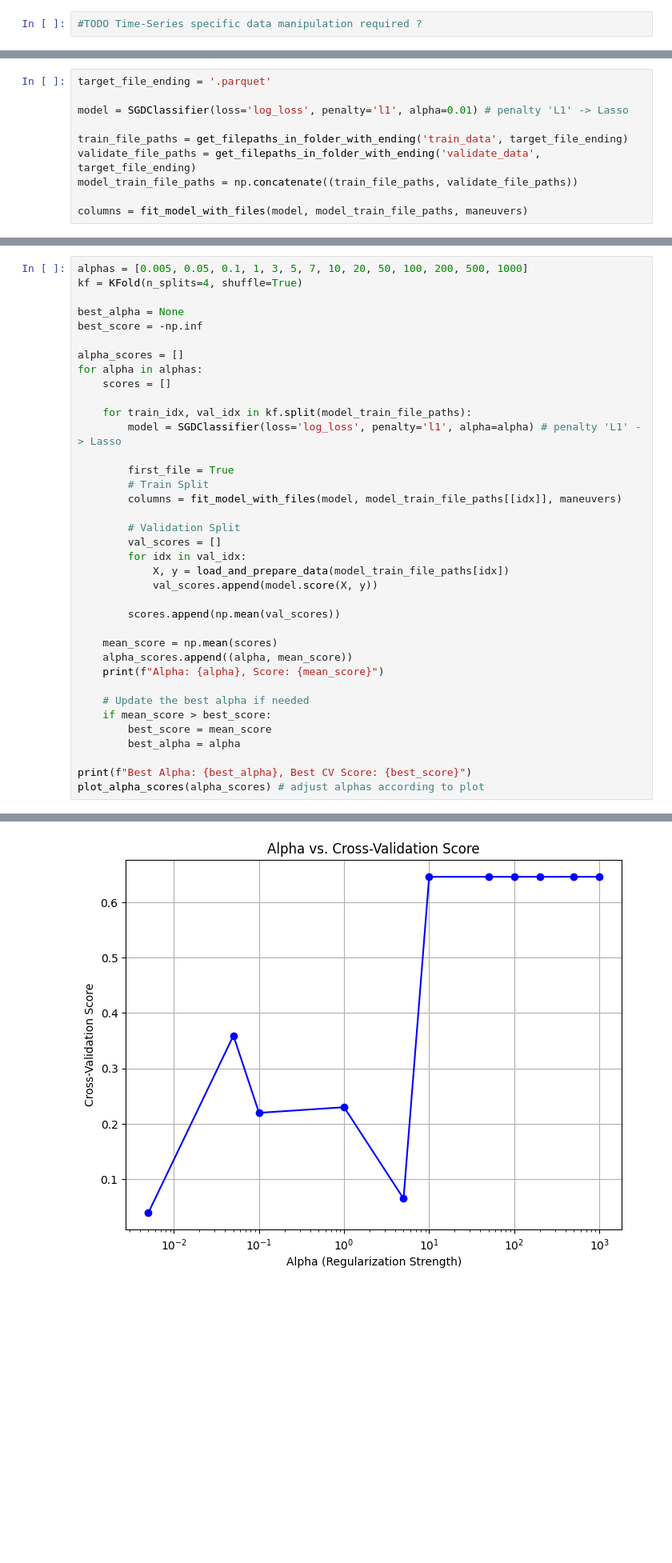
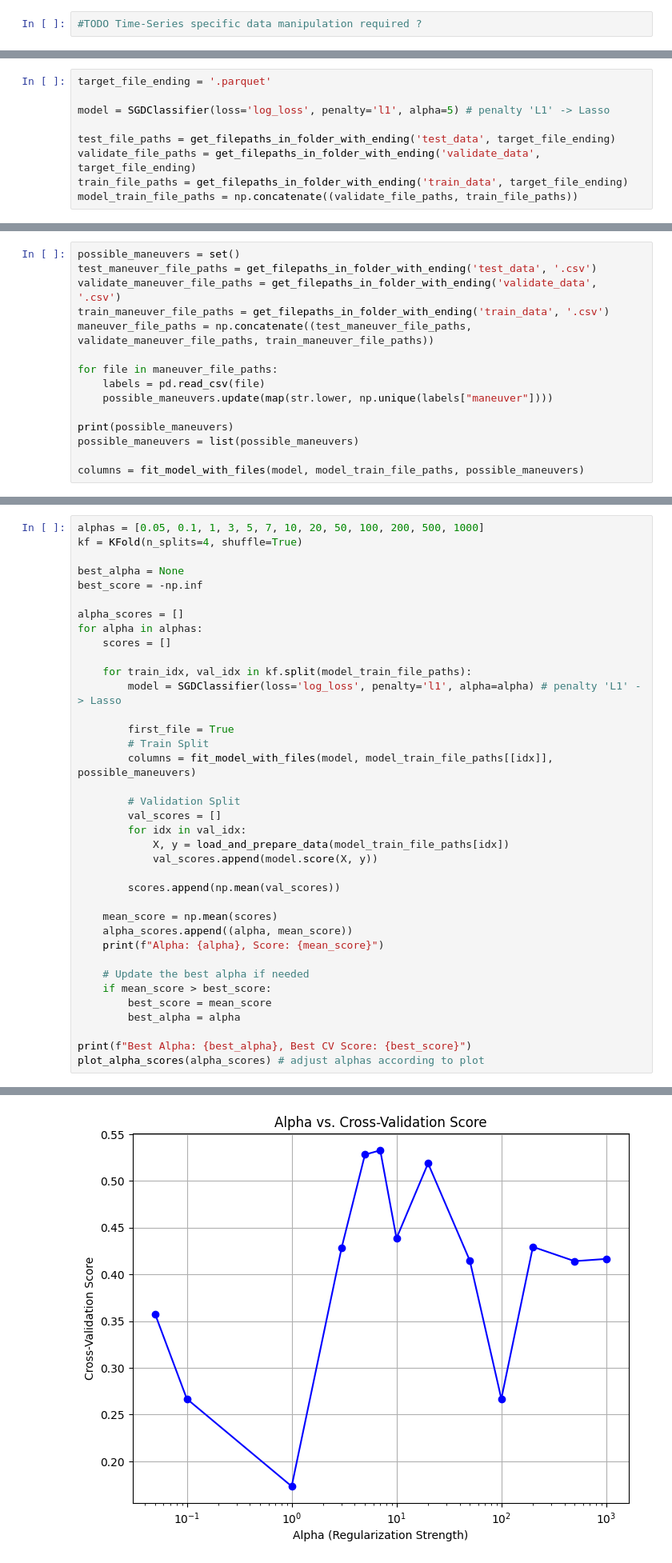
Before and after one commit to EtienneKaiser/loftdynamics, a Jupyter notebook: fit_model/fit_model.ipynb, the cells around one changed output, grey strips where cells are left out. Shown: that part at 80% size. Drawn from its saved outputs; the diff is of its cells as text; blank space fills up the shorter version.

Commit message:
mainly bugfixing and tried to add maneuver-recall calculation

```diff
--- a/fit_model/fit_model.ipynb
+++ b/fit_model/fit_model.ipynb
@@ -110,10 +110,9 @@ The goal of that is to get only the few most significant features, so that we ca
 # %%
 target_file_ending = '.parquet'
 
-model = SGDClassifier(loss='log_loss', penalty='l1', alpha=0.01) # penalty 'L1' -> Lasso
+model = SGDClassifier(loss='log_loss', penalty='l1', alpha=5) # penalty 'L1' -> Lasso
 
+test_file_paths = get_filepaths_in_folder_with_ending('test_data', target_file_ending)
+validate_file_paths = get_filepaths_in_folder_with_ending('validate_data', target_file_ending)
 train_file_paths = get_filepaths_in_folder_with_ending('train_data', target_file_ending)
-validate_file_paths = get_filepaths_in_folder_with_ending('validate_data', target_file_ending)
-model_train_file_paths = np.concatenate((train_file_paths, validate_file_paths))
-
-columns = fit_model_with_files(model, model_train_file_paths, maneuvers)
+model_train_file_paths = np.concatenate((validate_file_paths, train_file_paths))
@@ -121,0 +119,15 @@ columns = fit_model_with_files(model, model_train_file_paths, maneuvers)
+# %%
+possible_maneuvers = set()
+test_maneuver_file_paths = get_filepaths_in_folder_with_ending('test_data', '.csv')
+validate_maneuver_file_paths = get_filepaths_in_folder_with_ending('validate_data', '.csv')
+train_maneuver_file_paths = get_filepaths_in_folder_with_ending('train_data', '.csv')
+maneuver_file_paths = np.concatenate((test_maneuver_file_paths, validate_maneuver_file_paths, train_maneuver_file_paths))
+
+for file in maneuver_file_paths:
+    labels = pd.read_csv(file)
+    possible_maneuvers.update(map(str.lower, np.unique(labels["maneuver"])))
+
+print(possible_maneuvers)
+possible_maneuvers = list(possible_maneuvers)
+
+columns = fit_model_with_files(model, model_train_file_paths, possible_maneuvers)
@@ -136,5 +166,5 @@ print(necessary_features)
 # %%
-alphas = [0.005, 0.05, 0.1, 1, 3, 5, 7, 10, 20, 50, 100, 200, 500, 1000]
+alphas = [0.05, 0.1, 1, 3, 5, 7, 10, 20, 50, 100, 200, 500, 1000]
 kf = KFold(n_splits=4, shuffle=True)
 
 best_alpha = None
@@ -149,7 +179,7 @@ for alpha in alphas:
 
         first_file = True
         # Train Split
-        columns = fit_model_with_files(model, model_train_file_paths[[idx]], maneuvers)
+        columns = fit_model_with_files(model, model_train_file_paths[[idx]], possible_maneuvers)
 
         # Validation Split
         val_scores = []
@@ -186,4 +218,4 @@ Best Alpha: 10, Best CV Score: 0.6460595580077603
-[figure, old version]
+[figure, new version]
 # %%
 final_model = SGDClassifier(loss='log_loss', penalty='l1', alpha=best_alpha)
 
```
Also changed, not shown: parts of 9 cells of this notebook, 3 other files.
